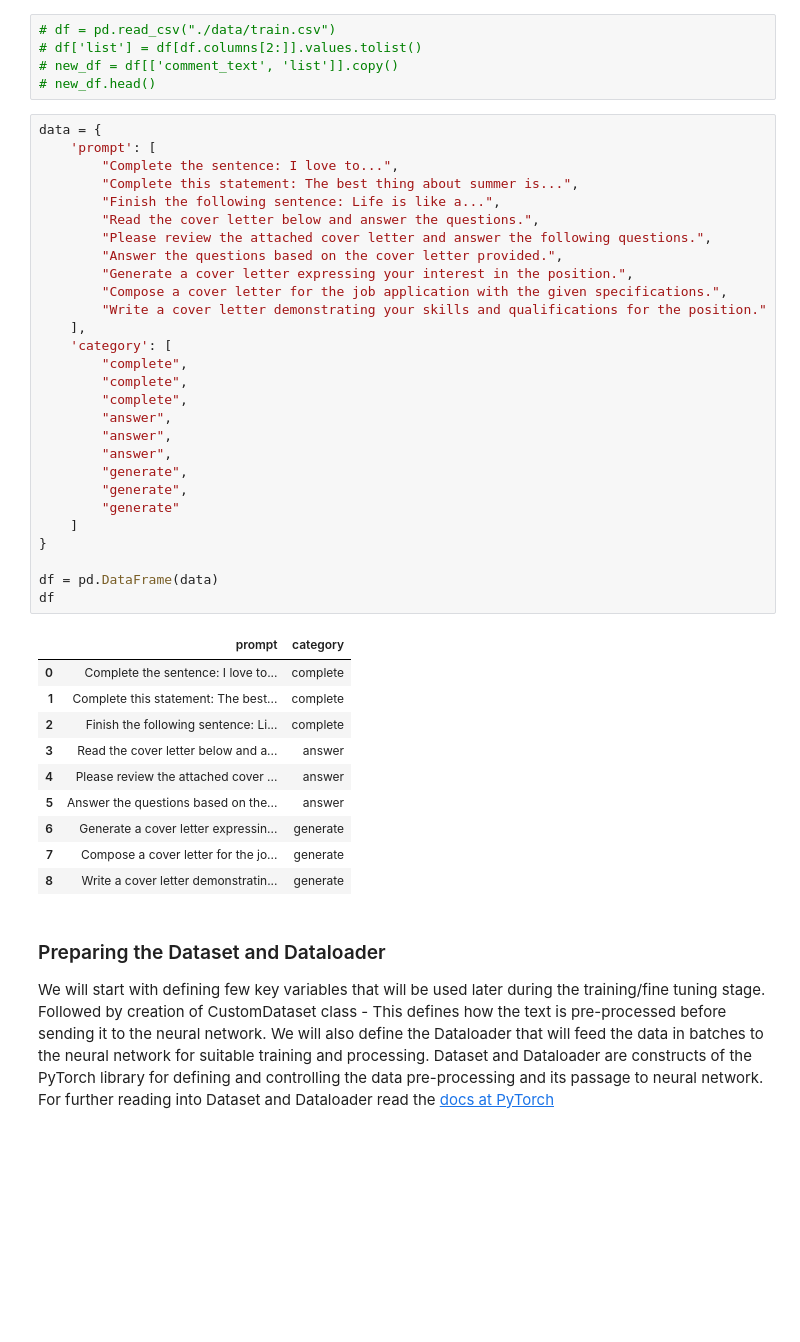
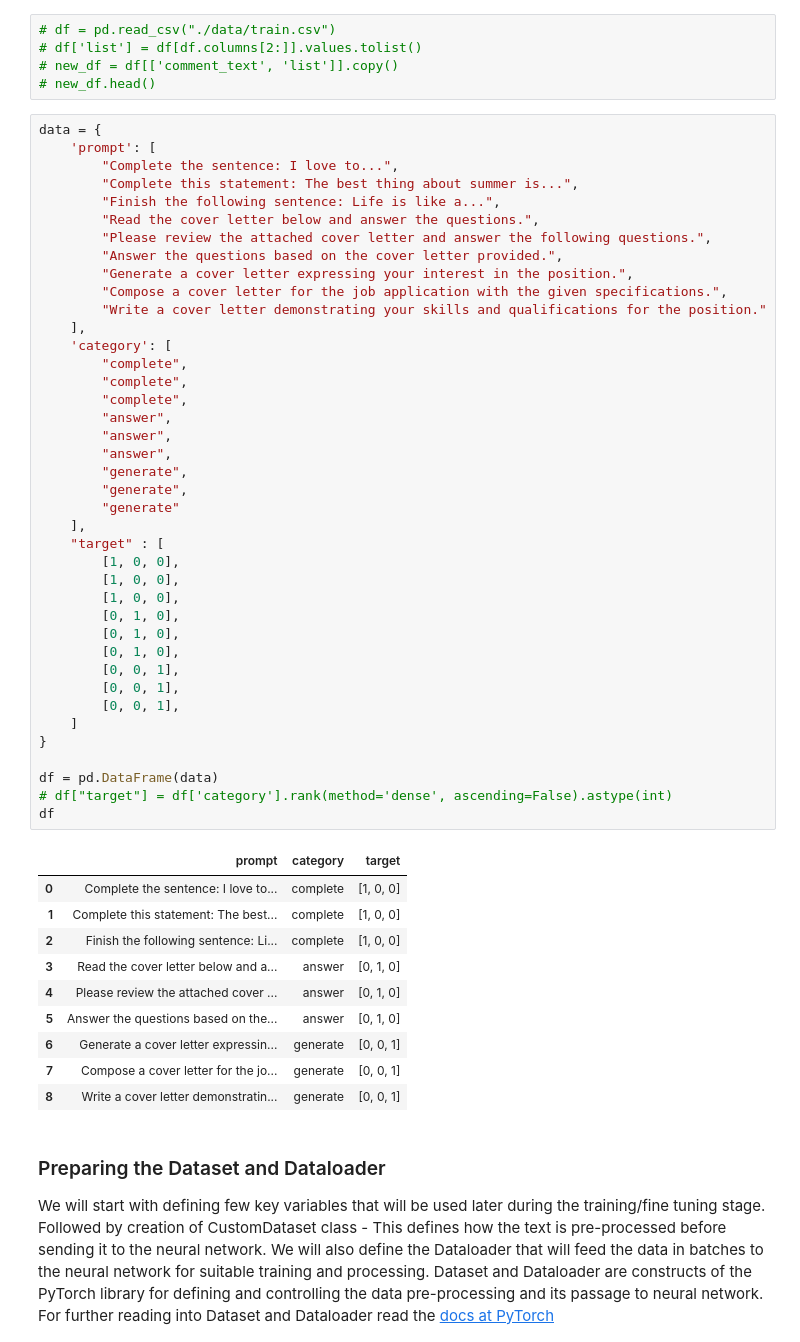
Before and after one commit to michaelmoschitto/CoverLetterGPT, a Jupyter notebook: examples/transformers_multi_label_classification.ipynb, the cells around one changed output. Cells and saved outputs as stored; diff of their text form; blank space fills up the shorter version.

```diff
--- a/examples/transformers_multi_label_classification.ipynb
+++ b/examples/transformers_multi_label_classification.ipynb
@@ -136,42 +134,54 @@ We will be working with the data and preparing for fine tuning purposes.
 # %%
 data = {
     'prompt': [
         "Complete the sentence: I love to...",
         "Complete this statement: The best thing about summer is...",
         "Finish the following sentence: Life is like a...",
         "Read the cover letter below and answer the questions.",
         "Please review the attached cover letter and answer the following questions.",
         "Answer the questions based on the cover letter provided.",
         "Generate a cover letter expressing your interest in the position.",
         "Compose a cover letter for the job application with the given specifications.",
         "Write a cover letter demonstrating your skills and qualifications for the position."
     ],
     'category': [
         "complete",
         "complete",
         "complete",
         "answer",
         "answer",
         "answer",
         "generate",
         "generate",
         "generate"
+    ],
+    "target" : [
+        [1, 0, 0],
+        [1, 0, 0],
+        [1, 0, 0],
+        [0, 1, 0],
+        [0, 1, 0],
+        [0, 1, 0],
+        [0, 0, 1],
+        [0, 0, 1],
+        [0, 0, 1],
     ]
 }
 
 df = pd.DataFrame(data)
+# df["target"] = df['category'].rank(method='dense', ascending=False).astype(int)
 df
 # %% [output]
-|  | prompt | category |
-| 0 | Complete the sentence: I love to... | complete |
-| 1 | Complete this statement: The best... | complete |
-| 2 | Finish the following sentence: Li... | complete |
-| 3 | Read the cover letter below and a... | answer |
-| 4 | Please review the attached cover ... | answer |
-| 5 | Answer the questions based on the... | answer |
-| 6 | Generate a cover letter expressin... | generate |
-| 7 | Compose a cover letter for the jo... | generate |
-| 8 | Write a cover letter demonstratin... | generate |
+|  | prompt | category | target |
+| 0 | Complete the sentence: I love to... | complete | [1, 0, 0] |
+| 1 | Complete this statement: The best... | complete | [1, 0, 0] |
+| 2 | Finish the following sentence: Li... | complete | [1, 0, 0] |
+| 3 | Read the cover letter below and a... | answer | [0, 1, 0] |
+| 4 | Please review the attached cover ... | answer | [0, 1, 0] |
+| 5 | Answer the questions based on the... | answer | [0, 1, 0] |
+| 6 | Generate a cover letter expressin... | generate | [0, 0, 1] |
+| 7 | Compose a cover letter for the jo... | generate | [0, 0, 1] |
+| 8 | Write a cover letter demonstratin... | generate | [0, 0, 1] |
 # %% [markdown]
 <a id='section03'></a>
 ### Preparing the Dataset and Dataloader
```
Also changed, not shown: parts of 5 cells of this notebook.
